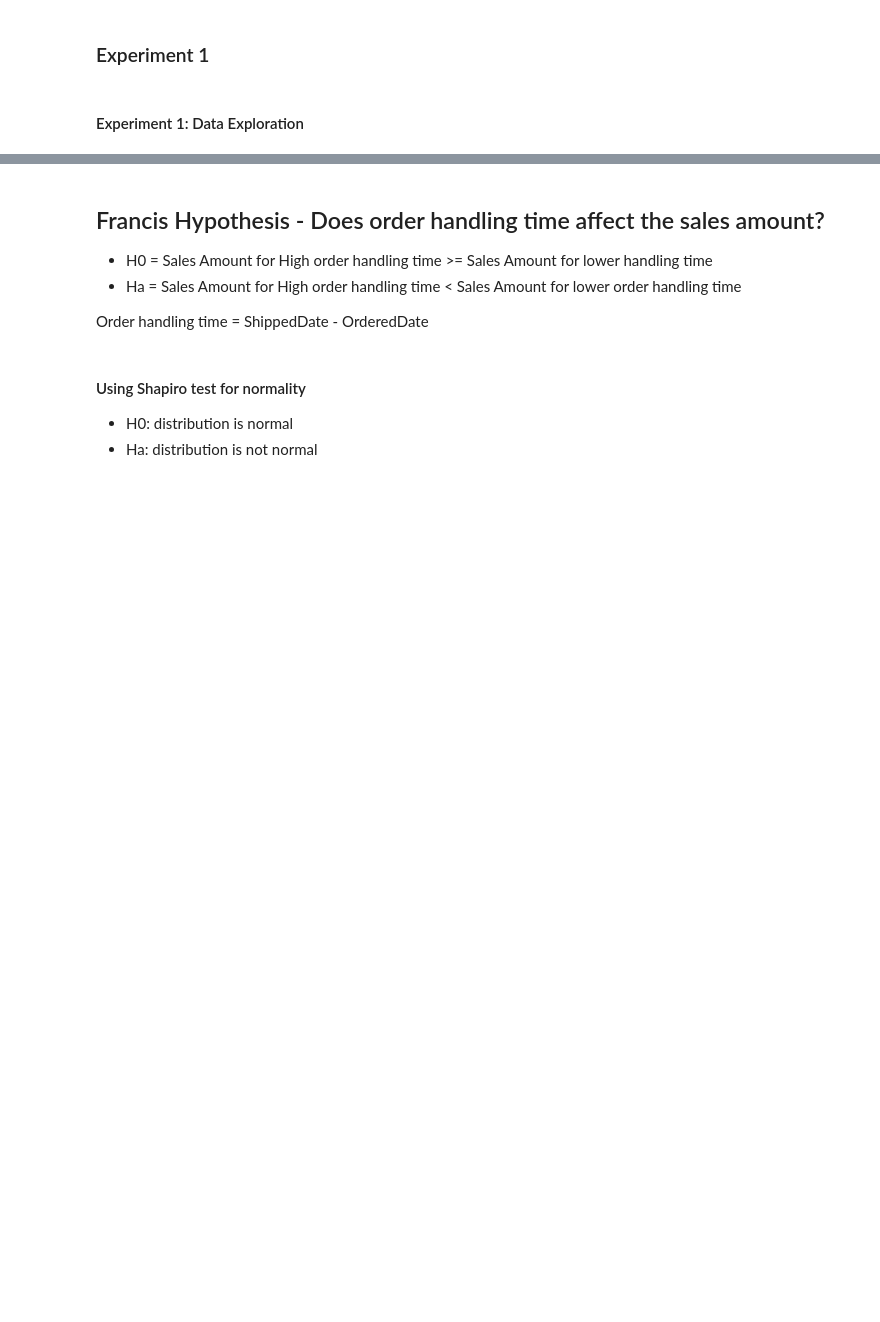
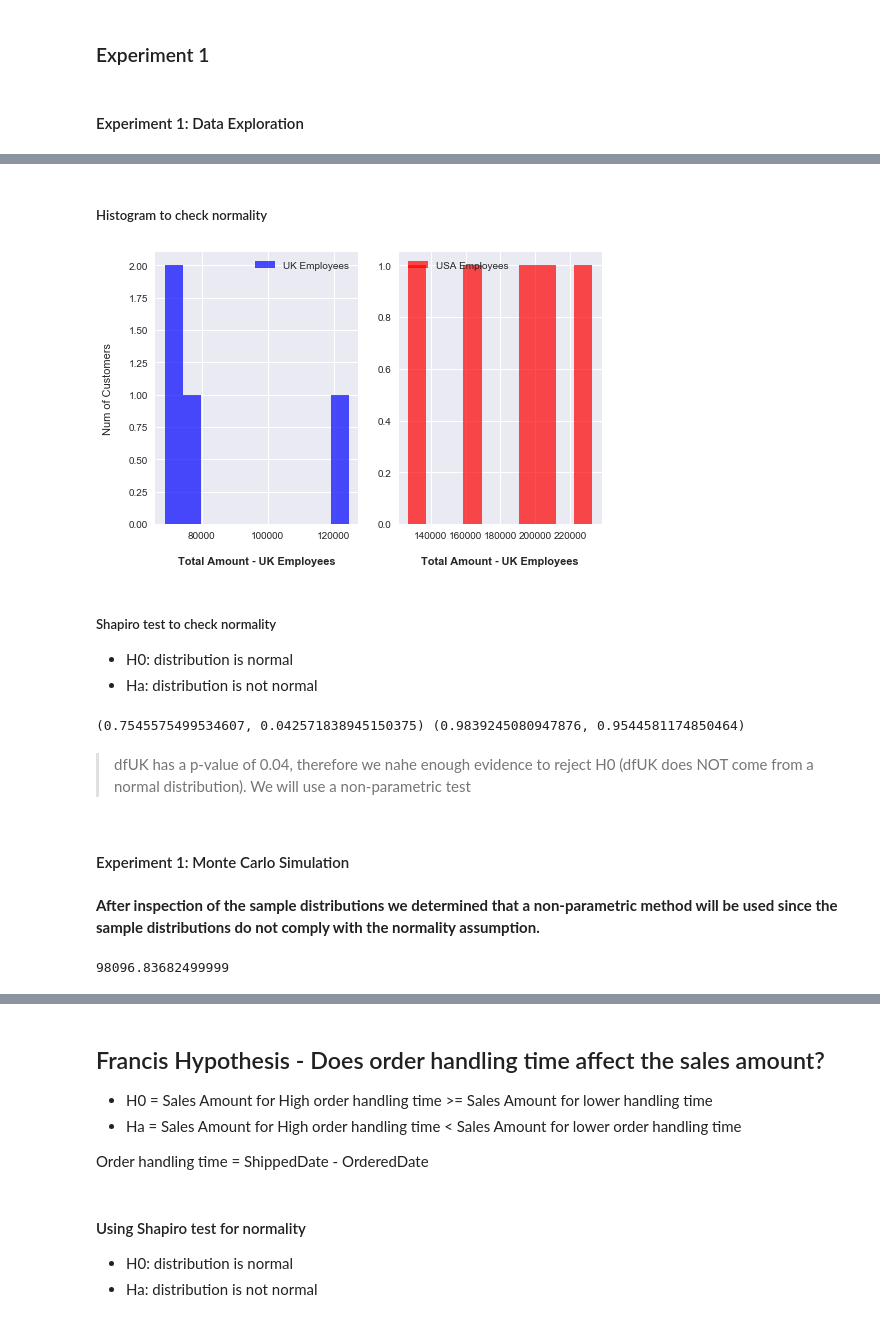
Before and after one commit to Francismorales/dsc-mod-3-project-online-ds-pt-061019, a Jupyter notebook: Project2-Northwind_Hypothesis_Testing.ipynb, the cells around one changed output, grey strips where cells are left out. Drawn from its saved outputs; the diff is of its cells as text; code cells hidden in the pictures; blank space fills up the shorter version.

```diff
--- a/Project2-Northwind_Hypothesis_Testing.ipynb
+++ b/Project2-Northwind_Hypothesis_Testing.ipynb
@@ -370,0 +389,39 @@ data4.head()
+# %%
+dfUSA = data4.loc[data4['Country'] == 'USA']
+dfUK = data4.loc[data4['Country'] == 'UK']
+# %% [markdown]
+##### Histogram to check normality
+# %%
+#Check normality in data
+fig, (ax1, ax2) = plt.subplots(1,2,figsize=(8,5))
+
+ax1.hist(dfUK['TotalAmount'], color='b', alpha=0.7, label='UK Employees')
+ax1.set_xlabel('\nTotal Amount - UK Employees', fontweight='bold')
+ax1.set_ylabel('Num of Customers\n')
+ax1.legend()
+
+ax2.hist(dfUSA['TotalAmount'], color='r', alpha=0.7, label='USA Employees')
+ax2.set_xlabel('\nTotal Amount - UK Employees', fontweight='bold')
+ax2.legend();
+# %% [output]
+[figure, added]
+# %% [markdown]
+##### Shapiro test to check normality
+- H0: distribution is normal
+- Ha: distribution is not normal
+# %%
+print(scs.shapiro(dfUK['TotalAmount']), scs.shapiro(dfUSA['TotalAmount']))
+# %% [output]
+(0.7545575499534607, 0.042571838945150375) (0.9839245080947876, 0.9544581174850464)
+# %% [markdown]
+> dfUK has a p-value of 0.04, therefore we nahe enough evidence to reject H0 (dfUK does NOT come from a normal distribution). We will use a non-parametric test
+# %% [markdown]
+#### Experiment 1: Monte Carlo Simulation
+# %% [markdown]
+**After inspection of the sample distributions we determined that a non-parametric method will be used since the sample distributions do not comply with the normality assumption.**
+# %%
+#get the mean difference
+mean_diff = dfUSA['TotalAmount'].mean() - dfUK['TotalAmount'].mean()
+mean_diff
+# %% [output]
+98096.83682499999
```
Also changed, not shown: parts of 14 cells of this notebook.
